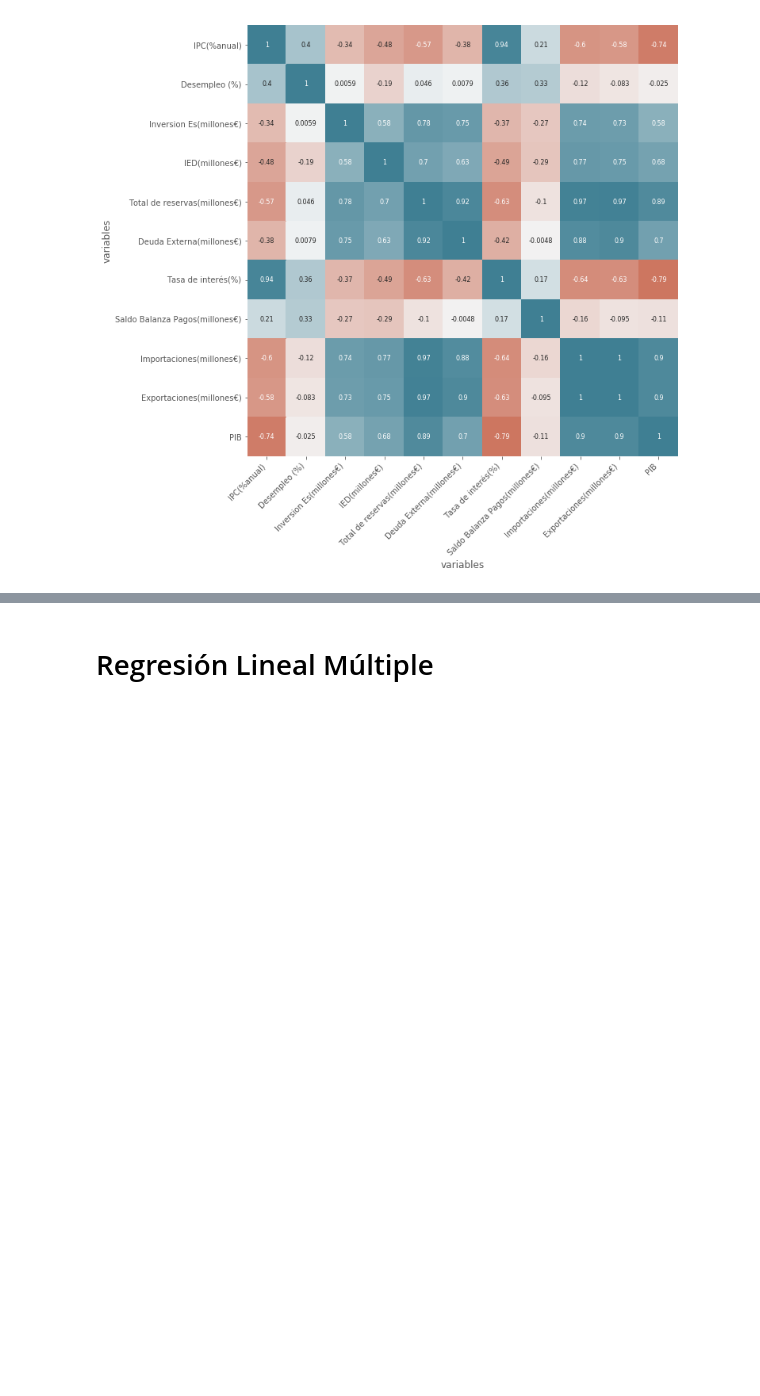
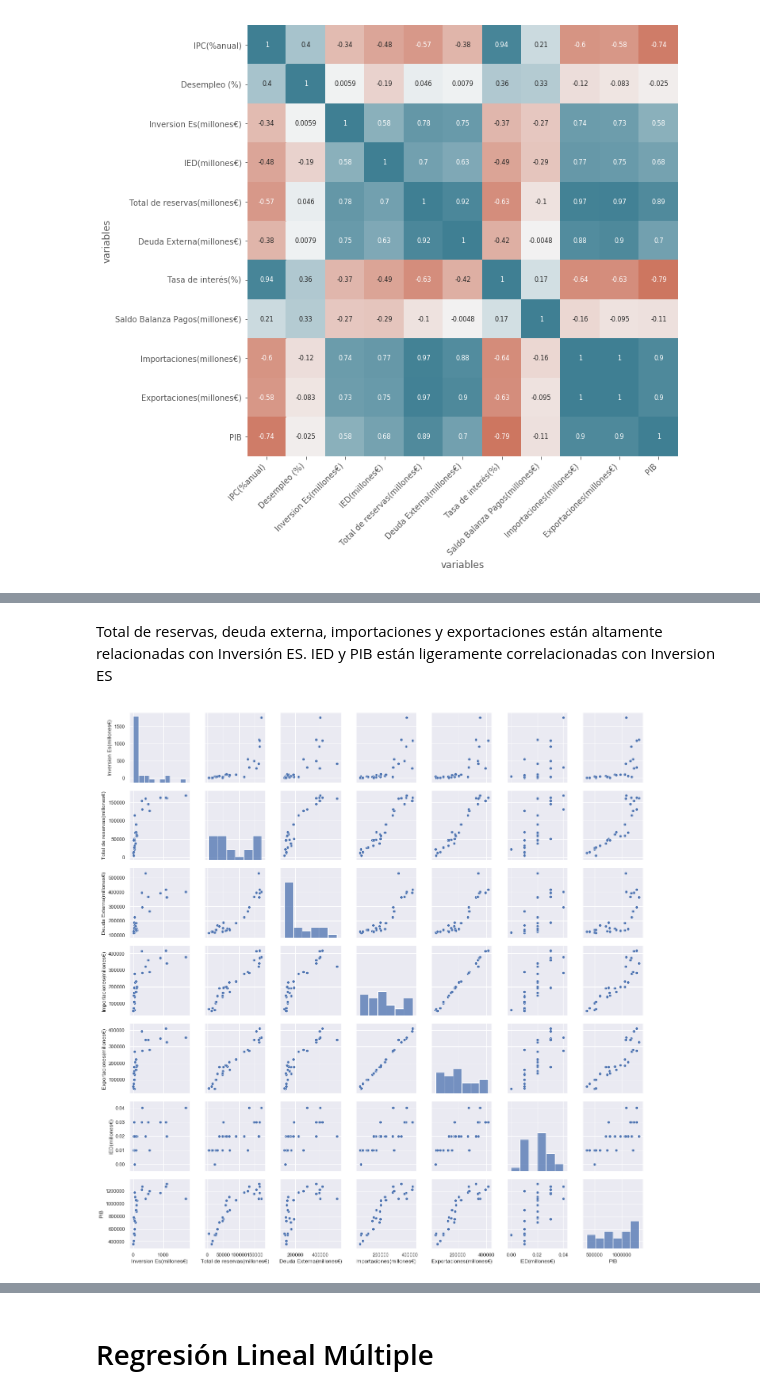
Before and after one commit to Afri-cola/Kschool-TFM, a Jupyter notebook: Variables_economicas.ipynb, the cells around one changed output, grey strips where cells are left out. Drawn from its saved outputs; the diff is of its cells as text; code cells hidden in the pictures; blank space fills up the shorter version.

```diff
--- a/Variables_economicas.ipynb
+++ b/Variables_economicas.ipynb
@@ -160,3 +156,14 @@ df_var.corr()
+# %% [markdown]
+Total de reservas, deuda externa, importaciones y exportaciones están altamente relacionadas con Inversión ES.
+IED y PIB están ligeramente correlacionadas con Inversion ES
+# %%
+sns.set()
+cols = ['Inversion Es(millones€)', 'Total de reservas(millones€)', 'Deuda Externa(millones€)', 'Importaciones(millones€)', 'Exportaciones(millones€)', 'IED(millones€)', 'PIB']
+
+sns.pairplot(df_var[cols], size = 2.5)
+plt.show();
+# %% [output]
+[figure, added]
 # %%
 # Gráfico de distribución para cada variable numérica
 
```
Also changed, not shown: parts of 8 cells of this notebook.
